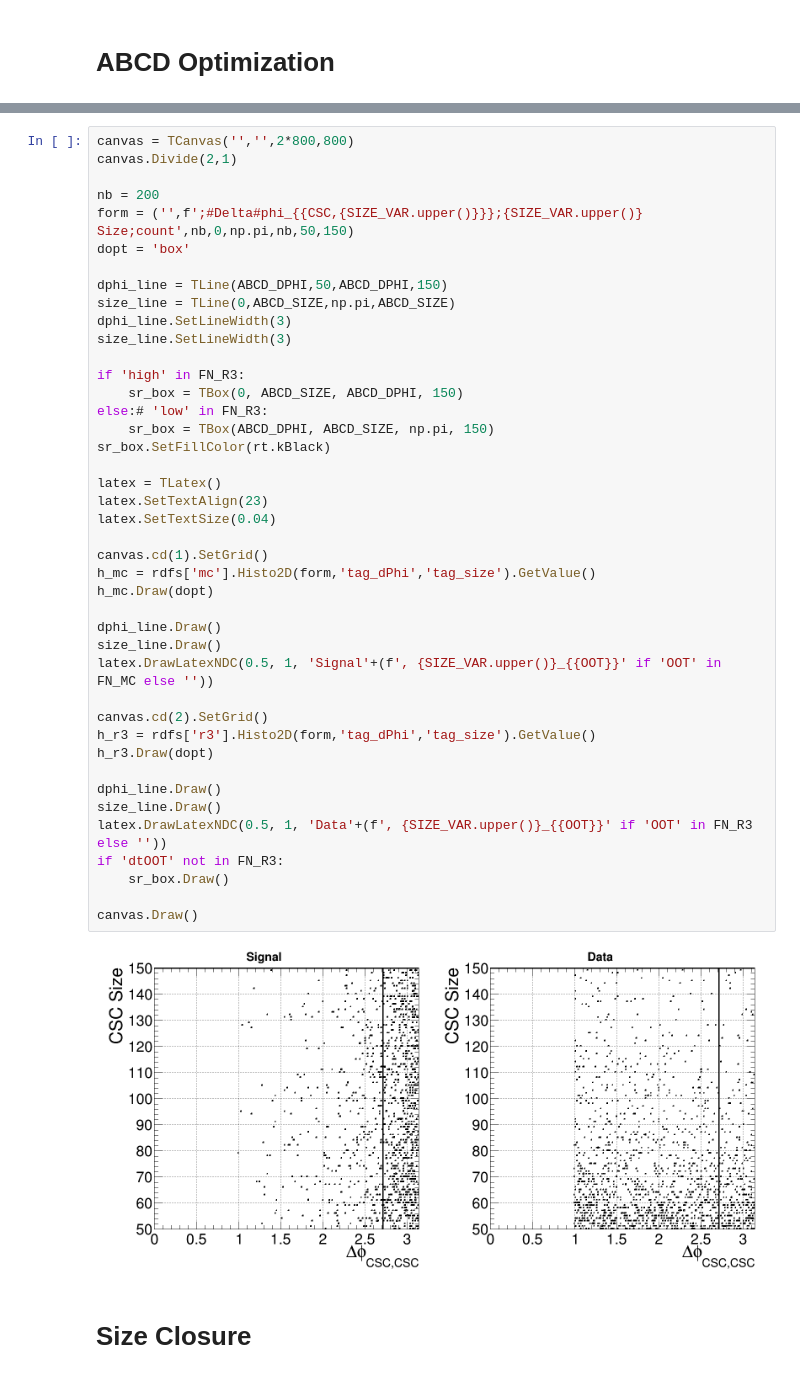
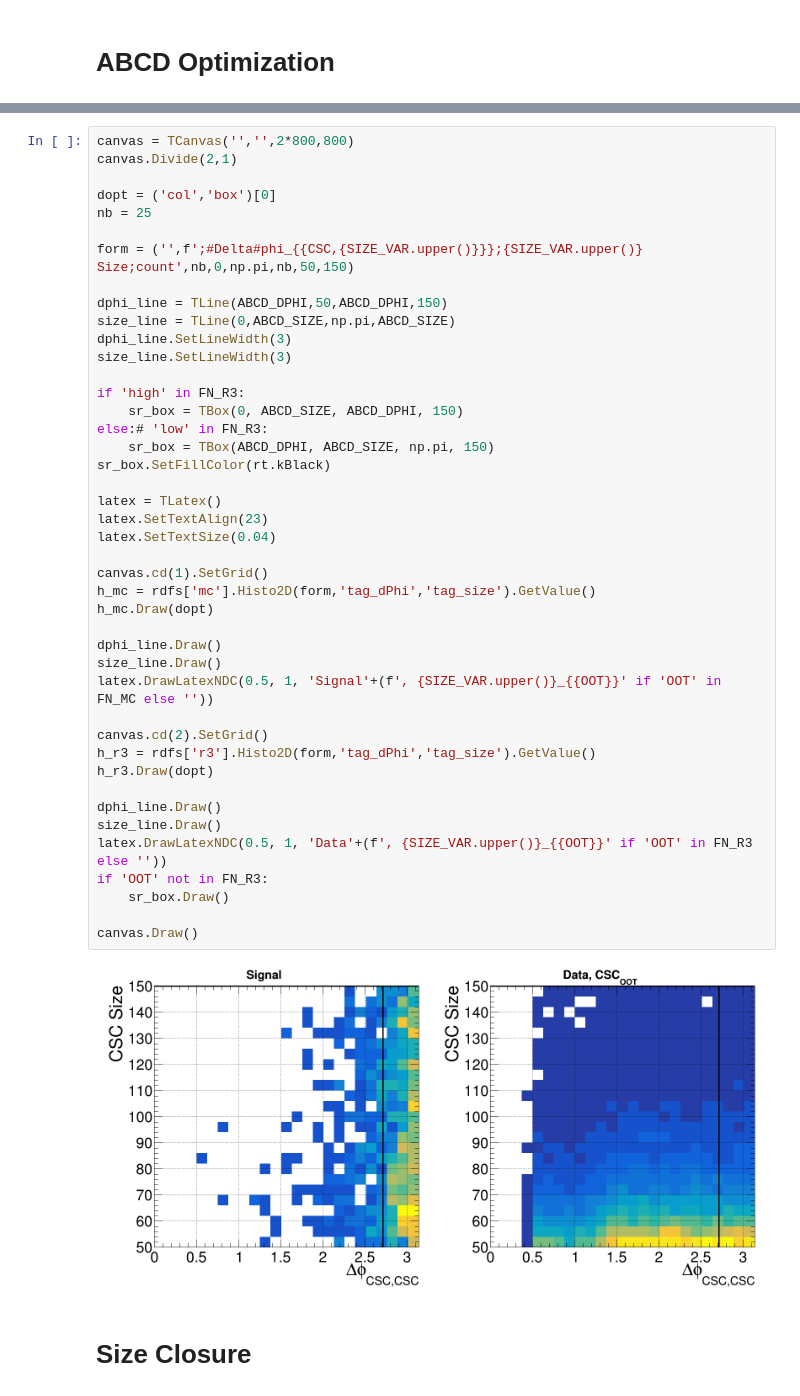
Before and after one commit to cms-lpc-llp/mds_analysis, a Jupyter notebook: notebooks/closure_test.ipynb, the cells around one changed output, grey strips where cells are left out. Saved outputs shown, nothing was run; the diff lists cells and outputs as text.

```diff
--- a/notebooks/closure_test.ipynb
+++ b/notebooks/closure_test.ipynb
@@ -292,9 +367,10 @@ plt.scatter(np.repeat(dphis.reshape(-1,1),a_mc.shape[1],1),s2bs)
 canvas = TCanvas('','',2*800,800)
 canvas.Divide(2,1)
 
-nb = 200
+dopt = ('col','box')[0]
+nb = 25
+
 form = ('',f';#Delta#phi_{{CSC,{SIZE_VAR.upper()}}};{SIZE_VAR.upper()} Size;count',nb,0,np.pi,nb,50,150)
-dopt = 'box'
 
 dphi_line = TLine(ABCD_DPHI,50,ABCD_DPHI,150)
 size_line = TLine(0,ABCD_SIZE,np.pi,ABCD_SIZE)
@@ -303,35 +379,35 @@ size_line.SetLineWidth(3)
 
 if 'high' in FN_R3:
     sr_box = TBox(0, ABCD_SIZE, ABCD_DPHI, 150)
 else:# 'low' in FN_R3:
     sr_box = TBox(ABCD_DPHI, ABCD_SIZE, np.pi, 150)
 sr_box.SetFillColor(rt.kBlack)
 
 latex = TLatex()
 latex.SetTextAlign(23)
 latex.SetTextSize(0.04)
 
 canvas.cd(1).SetGrid()
 h_mc = rdfs['mc'].Histo2D(form,'tag_dPhi','tag_size').GetValue()
 h_mc.Draw(dopt)
 
 dphi_line.Draw()
 size_line.Draw()
 latex.DrawLatexNDC(0.5, 1, 'Signal'+(f', {SIZE_VAR.upper()}_{{OOT}}' if 'OOT' in FN_MC else ''))
 
 canvas.cd(2).SetGrid()
 h_r3 = rdfs['r3'].Histo2D(form,'tag_dPhi','tag_size').GetValue()
 h_r3.Draw(dopt)
 
 dphi_line.Draw()
 size_line.Draw()
 latex.DrawLatexNDC(0.5, 1, 'Data'+(f', {SIZE_VAR.upper()}_{{OOT}}' if 'OOT' in FN_R3 else ''))
-if 'dtOOT' not in FN_R3:
+if 'OOT' not in FN_R3:
     sr_box.Draw()
 
 canvas.Draw()
 # %% [output]
-[figure, old version]
+[figure, new version]
 # %% [markdown]
 #  Size Closure
 # %%
```
Also changed, not shown: parts of 14 cells of this notebook, 8 other files.
